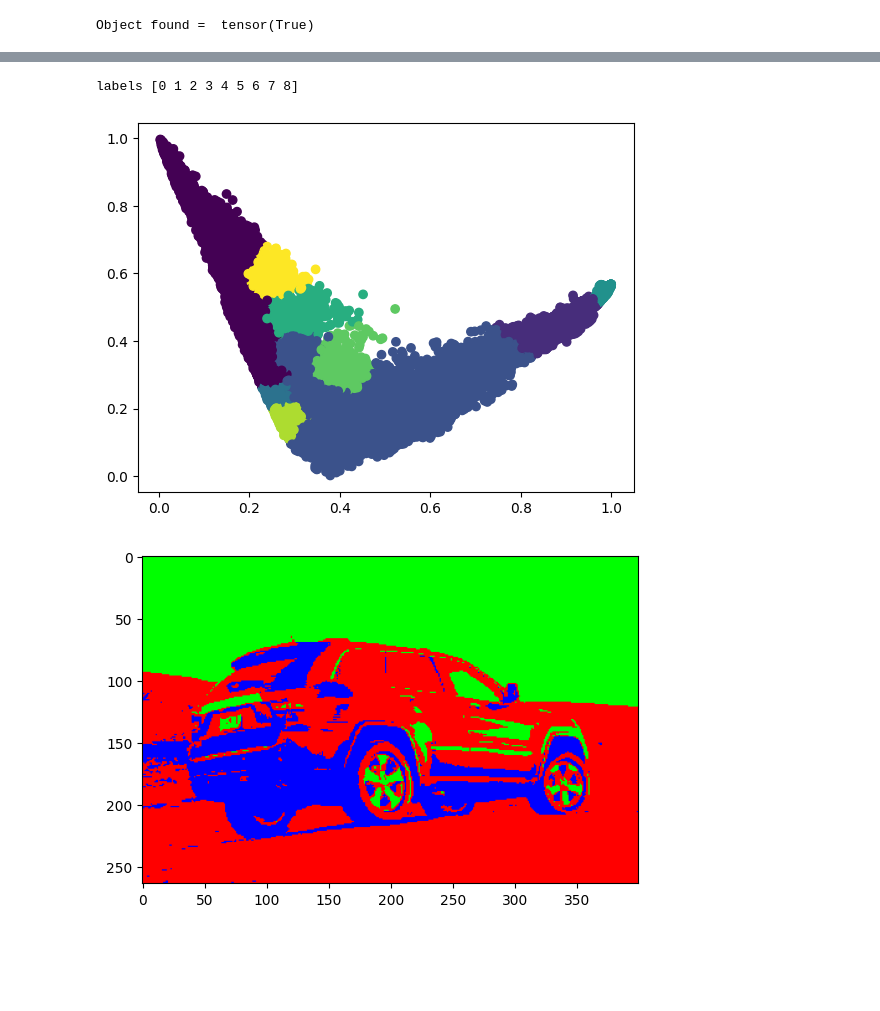
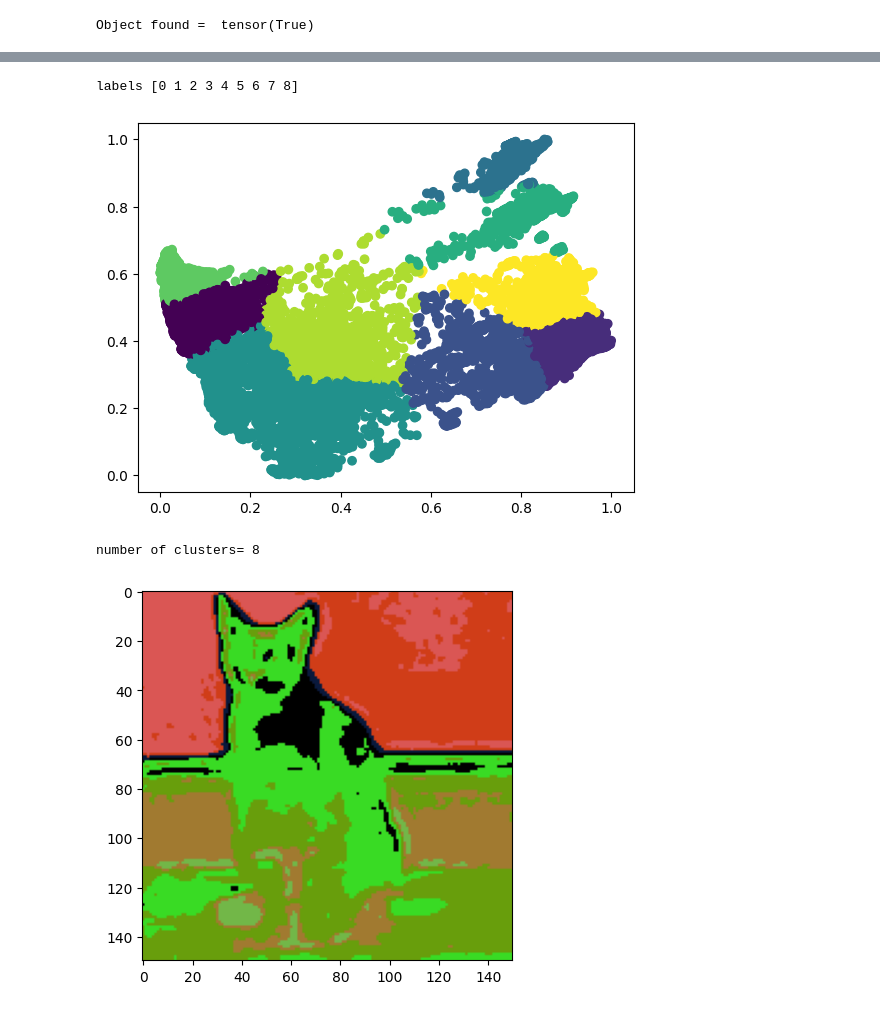
Before and after one commit to kandreou21/segmentation, a Jupyter notebook: DeepLabV3.ipynb, the cells around one changed output, grey strips where cells are left out. Drawn from its saved outputs; the diff is of its cells as text; code cells hidden in the pictures; blank space fills up the shorter version.

```diff
--- a/DeepLabV3.ipynb
+++ b/DeepLabV3.ipynb
@@ -20,7 +20,7 @@ import networkx as nx
 model = torchvision.models.segmentation.deeplabv3_resnet101(weights='DeepLabV3_ResNet101_Weights.DEFAULT')
 model.eval() #sets model in evaluation mode
 
-filename = "testset/car.jpg"
+filename = "low-resolution/cat.jpg"
 input_image = Image.open(filename)
 scale_percent = 1
 input_image = input_image.resize((int(input_image.width*scale_percent), int(input_image.height*scale_percent))) # Resize for large images
@@ -481,11 +482,12 @@ class UniForCE:
 		return self
 # %%
 # Silhouette score for ideal n_clusters using kmeans
-k = [3, 4, 5, 6]
+k = [2, 3, 4, 5, 6]
 d2_new_pca_lab_sum = new_pca_lab_sum.reshape(n_components+3, new_pca_lab_sum.shape[1] * new_pca_lab_sum.shape[2]).T
 display(d2_new_pca_lab_sum.shape)
 # Randomly sample a subset of points
-sampled_data = d2_new_pca_lab_sum[np.random.choice(d2_new_pca_lab_sum.shape[0], size=d2_new_pca_lab_sum.shape[0]//10, replace=False)]
+#sampled_data = d2_new_pca_lab_sum[np.random.choice(d2_new_pca_lab_sum.shape[0], size=d2_new_pca_lab_sum.shape[0]//10, replace=False)]
+sampled_data = d2_new_pca_lab_sum
 display(sampled_data.shape)
 best_silhouette_score = -1
 best_k = 0
@@ -519,7 +522,7 @@ options = {
 		'n_subclusters': 30, # number of overclustering clusters
 		'min_size': 10, # minimum subcluster size (required for statistical test validity) # DOKIMI KAI ME 25
 		'distribution': 'default', # distribution to be tested for unimodality from {'default', 'pca'}
-		'alpha': 1e-4, # confidence interval, max value 5e-2, 1e-2, 1e-3
+		'alpha': 1e-5, # confidence interval, max value 5e-2, 1e-2, 1e-3
 		'n_tests': 11, # number of tests on subsampled clusters
 		'max_iter': 1, # maximum number of overclustering iterations
 	}
@@ -575,6 +573,7 @@ number of clusters= 3
 # %%
 # Uniforce on pca deeplab features
-pca_features_scaled = scaler.fit_transform(pca_features.reshape(n_components, pca_features.shape[1] * pca_features.shape[2]).T)
+d2_pca_features = pca_features.reshape(n_components, pca_features.shape[1] * pca_features.shape[2]).T
+pca_features_scaled = scaler.fit_transform(d2_pca_features)
 uniforce = UniForCE(options)
 uniforce.fit(pca_features_scaled)
 
@@ -617,23 +611,23 @@ plt.scatter(x1[:,0], x1[:,1],c=labels)
 print("labels", np.unique(labels))
 # %% [output]
 labels [0 1 2 3 4 5 6 7 8]
-[figure, old version]
+[figure, new version]
 # %%
-# Image segmentation using k-means on input rgb image
+# Uniforce on input rgb image
 rgb_image = cv2.cvtColor(cv2.imread(filename), cv2.COLOR_BGR2RGB)
 rgb_image = cv2.resize(rgb_image, (int(rgb_image.shape[1]*scale_percent), int(rgb_image.shape[0]*scale_percent)))
 rgb_pixels = rgb_image.reshape((-1,3))
 
-km = KMeans(n_clusters=best_k, n_init=10)
-labels = km.fit_predict(rgb_pixels)
+rgb_pixels_scaled = scaler.fit_transform(rgb_pixels)
+uniforce = UniForCE(options)
+uniforce.fit(rgb_pixels_scaled)
 
-labels = labels.reshape((H, W))
-unique_labels = np.unique(labels)
+labels, unique_labels, rgb_clusters = extract_labels_info(uniforce)
+uniforce_rgb_image = color_segmented_image(labels, unique_labels, random_colors)
 
-kmeans_rgb_image = color_segmented_image(labels, unique_labels, six_colors)
-
-plt.imshow(kmeans_rgb_image)
+plt.imshow(uniforce_rgb_image)
 plt.show()
 # %% [output]
+number of clusters= 8
-[figure, old version]
+[figure, new version]
 # %%
```
Also changed, not shown: parts of 13 cells of this notebook, 9 other files.
